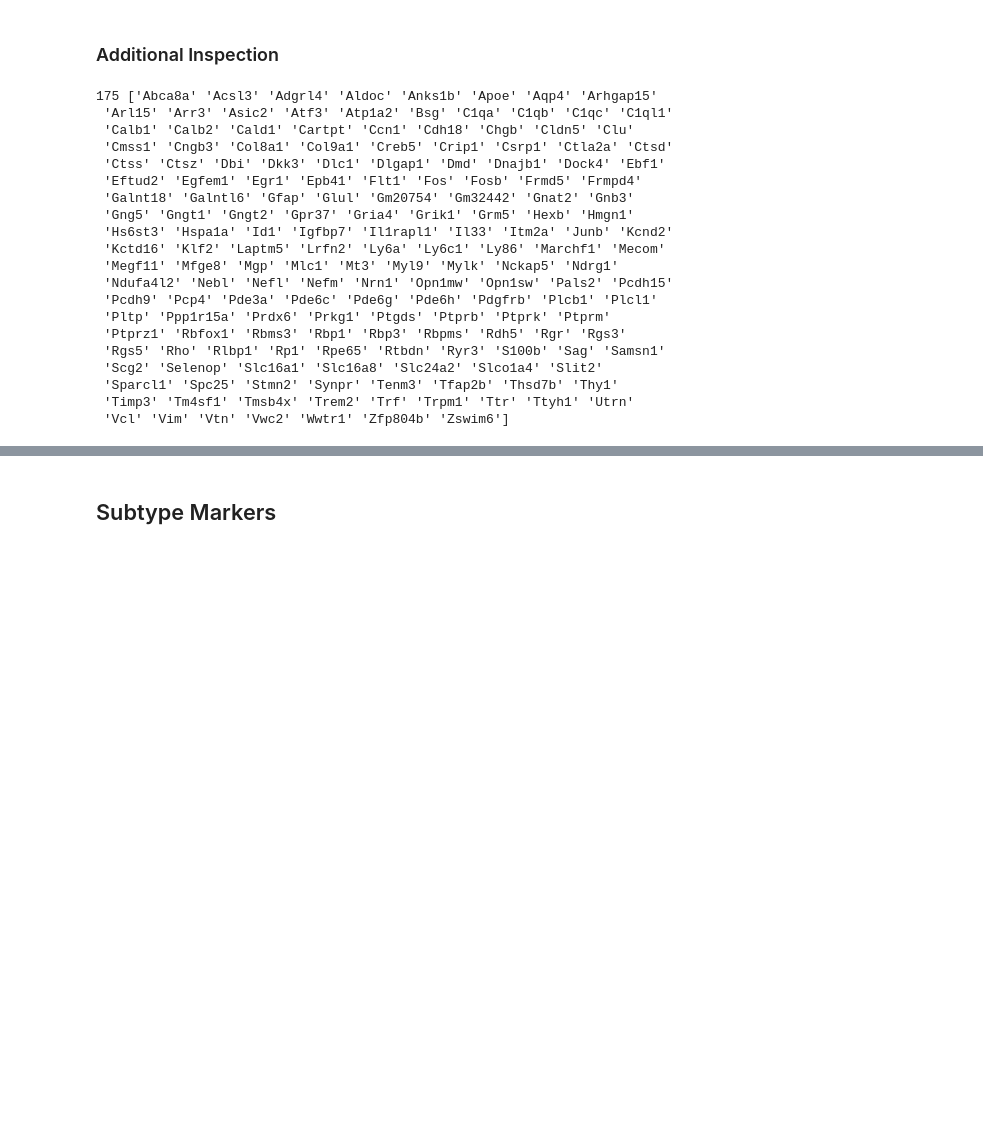
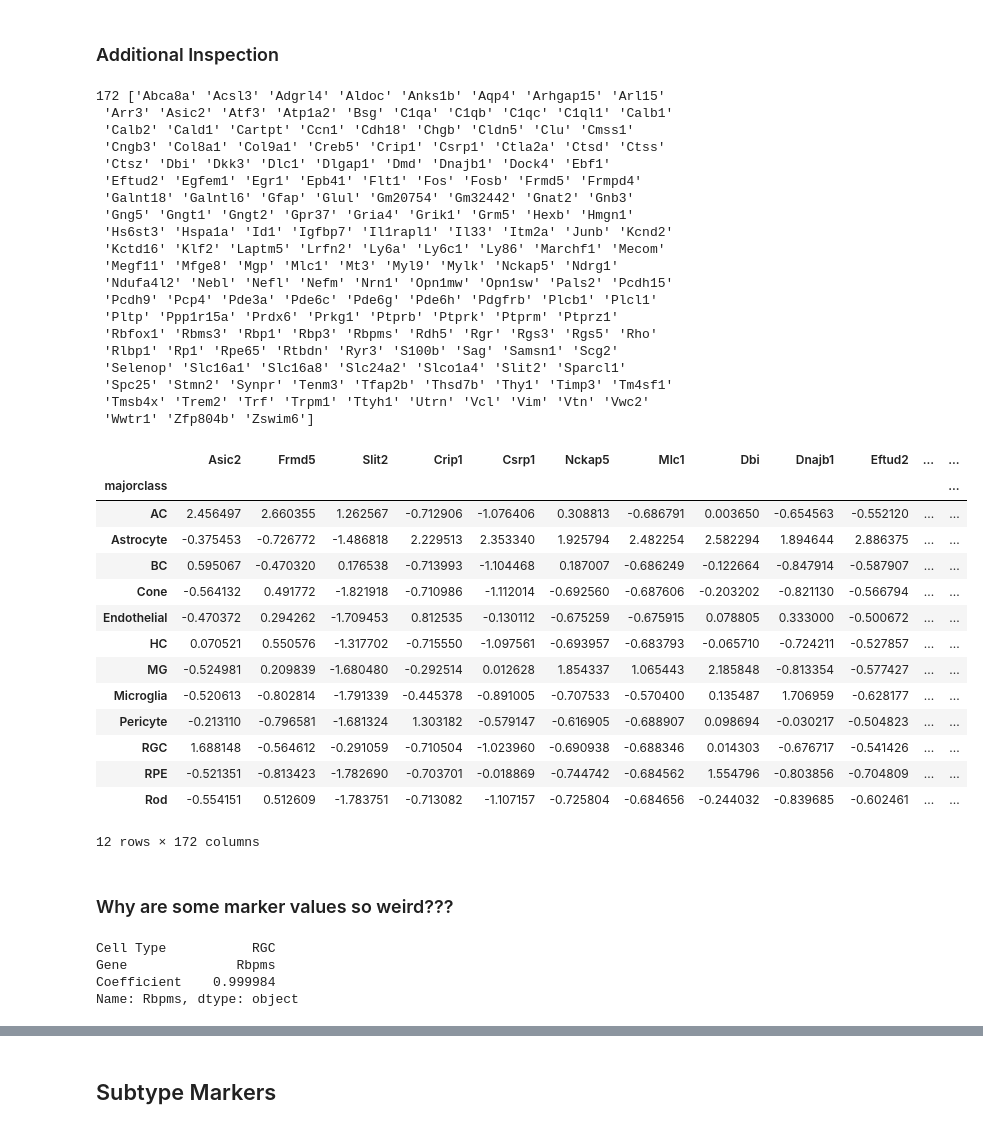
Before and after one commit to yuyanchenglab/CAMR2024, a Jupyter notebook: Get_Expression.ipynb, the cells around one changed output, grey strips where cells are left out. Drawn from its saved outputs; the diff is of its cells as text; code cells hidden in the pictures; blank space fills up the shorter version.

```diff
--- a/Get_Expression.ipynb
+++ b/Get_Expression.ipynb
@@ -67,4 +58 @@ top_features_log_reg_pos
-# %%
-where_genes = adata.var["feature_name"].astype(str).isin(top_features_log_reg_pos["Gene"])
-gene_names = adata.var["feature_name"].astype(str)[where_genes]
 # %%
@@ -236,29 +214,26 @@ feature_expression_pd_mean.to_csv('spreadsheets/normalized_majorclass_mean_expre
 # %% [markdown]
 ### Additional Inspection
 # %%
-long_enough = adata.var['feature_name'][adata.var["feature_length"].astype(int) >= 960] # It's a conservative filter
-
-count_lowcluster = 4
-count_highcluster = 100
+# count_lowcluster = 4
+# count_highcluster = 100
 
 features = raw_feature_expression_pd_mean.columns
-#too_broad_genes = features[(raw_feature_expression_pd_mean >= count_highnoncluster).sum(axis=0) > 1]
 detectable_genes = features[(raw_feature_expression_pd_mean >= count_lowcluster).sum(axis=0) >= 1]
-#optical_crowding_genes = features[(raw_feature_expression_pd_mean >= count_highcluster).sum() > 0]
+optical_crowding_genes = features[(raw_feature_expression_pd_mean >= count_highcluster).sum() > 0]
 
-#poor_markers = np.union1d(optical_crowding_genes, too_broad_genes)
-# expression_candidates = np.setdiff1d(detectable_genes, optical_crowding_genes)
-# print(len(expression_candidates), expression_candidates)
+detectable_range_genes = np.setdiff1d(detectable_genes, optical_crowding_genes)
 
-candidates = np.intersect1d(long_enough, detectable_genes)
+long_enough = adata.var['feature_name'][adata.var["feature_length"].astype(int) >= 960] # It's a conservative filter
+candidates = np.intersect1d(long_enough, detectable_range_genes)
+
 final_candidates = np.intersect1d(top_features_log_reg_pos.Gene.tolist(), candidates)
-print(len(final_candidates), final_candidates)
+print(len(final_candidates), final_candidates) # 172 if we remove some of the intricacies
 # %% [output]
-175 ['Abca8a' 'Acsl3' 'Adgrl4' 'Aldoc' 'Anks1b' 'Apoe' 'Aqp4' 'Arhgap15'
- 'Arl15' 'Arr3' 'Asic2' 'Atf3' 'Atp1a2' 'Bsg' 'C1qa' 'C1qb' 'C1qc' 'C1ql1'
- 'Calb1' 'Calb2' 'Cald1' 'Cartpt' 'Ccn1' 'Cdh18' 'Chgb' 'Cldn5' 'Clu'
- 'Cmss1' 'Cngb3' 'Col8a1' 'Col9a1' 'Creb5' 'Crip1' 'Csrp1' 'Ctla2a' 'Ctsd'
- 'Ctss' 'Ctsz' 'Dbi' 'Dkk3' 'Dlc1' 'Dlgap1' 'Dmd' 'Dnajb1' 'Dock4' 'Ebf1'
+172 ['Abca8a' 'Acsl3' 'Adgrl4' 'Aldoc' 'Anks1b' 'Aqp4' 'Arhgap15' 'Arl15'
+ 'Arr3' 'Asic2' 'Atf3' 'Atp1a2' 'Bsg' 'C1qa' 'C1qb' 'C1qc' 'C1ql1' 'Calb1'
+ 'Calb2' 'Cald1' 'Cartpt' 'Ccn1' 'Cdh18' 'Chgb' 'Cldn5' 'Clu' 'Cmss1'
+ 'Cngb3' 'Col8a1' 'Col9a1' 'Creb5' 'Crip1' 'Csrp1' 'Ctla2a' 'Ctsd' 'Ctss'
+ 'Ctsz' 'Dbi' 'Dkk3' 'Dlc1' 'Dlgap1' 'Dmd' 'Dnajb1' 'Dock4' 'Ebf1'
  'Eftud2' 'Egfem1' 'Egr1' 'Epb41' 'Flt1' 'Fos' 'Fosb' 'Frmd5' 'Frmpd4'
  'Galnt18' 'Galntl6' 'Gfap' 'Glul' 'Gm20754' 'Gm32442' 'Gnat2' 'Gnb3'
  'Gng5' 'Gngt1' 'Gngt2' 'Gpr37' 'Gria4' 'Grik1' 'Grm5' 'Hexb' 'Hmgn1'
@@ -267,15 +242,33 @@ print(len(final_candidates), final_candidates)
  'Megf11' 'Mfge8' 'Mgp' 'Mlc1' 'Mt3' 'Myl9' 'Mylk' 'Nckap5' 'Ndrg1'
  'Ndufa4l2' 'Nebl' 'Nefl' 'Nefm' 'Nrn1' 'Opn1mw' 'Opn1sw' 'Pals2' 'Pcdh15'
  'Pcdh9' 'Pcp4' 'Pde3a' 'Pde6c' 'Pde6g' 'Pde6h' 'Pdgfrb' 'Plcb1' 'Plcl1'
- 'Pltp' 'Ppp1r15a' 'Prdx6' 'Prkg1' 'Ptgds' 'Ptprb' 'Ptprk' 'Ptprm'
- 'Ptprz1' 'Rbfox1' 'Rbms3' 'Rbp1' 'Rbp3' 'Rbpms' 'Rdh5' 'Rgr' 'Rgs3'
- 'Rgs5' 'Rho' 'Rlbp1' 'Rp1' 'Rpe65' 'Rtbdn' 'Ryr3' 'S100b' 'Sag' 'Samsn1'
- 'Scg2' 'Selenop' 'Slc16a1' 'Slc16a8' 'Slc24a2' 'Slco1a4' 'Slit2'
- 'Sparcl1' 'Spc25' 'Stmn2' 'Synpr' 'Tenm3' 'Tfap2b' 'Thsd7b' 'Thy1'
- 'Timp3' 'Tm4sf1' 'Tmsb4x' 'Trem2' 'Trf' 'Trpm1' 'Ttr' 'Ttyh1' 'Utrn'
- 'Vcl' 'Vim' 'Vtn' 'Vwc2' 'Wwtr1' 'Zfp804b' 'Zswim6']
+ 'Pltp' 'Ppp1r15a' 'Prdx6' 'Prkg1' 'Ptprb' 'Ptprk' 'Ptprm' 'Ptprz1'
+ 'Rbfox1' 'Rbms3' 'Rbp1' 'Rbp3' 'Rbpms' 'Rdh5' 'Rgr' 'Rgs3' 'Rgs5' 'Rho'
+ 'Rlbp1' 'Rp1' 'Rpe65' 'Rtbdn' 'Ryr3' 'S100b' 'Sag' 'Samsn1' 'Scg2'
+ 'Selenop' 'Slc16a1' 'Slc16a8' 'Slc24a2' 'Slco1a4' 'Slit2' 'Sparcl1'
+ 'Spc25' 'Stmn2' 'Synpr' 'Tenm3' 'Tfap2b' 'Thsd7b' 'Thy1' 'Timp3' 'Tm4sf1'
+ 'Tmsb4x' 'Trem2' 'Trf' 'Trpm1' 'Ttyh1' 'Utrn' 'Vcl' 'Vim' 'Vtn' 'Vwc2'
+ 'Wwtr1' 'Zfp804b' 'Zswim6']
 # %%
-feature_expression_pd = pd.DataFrame(adata.X[:, adata.var["feature_name"].isin(final_candidates)].toarray(), columns=adata.var["feature_name"][adata.var["feature_name"].isin(final_candidates)])
-feature_expression_pd["majorclass"] = adata.obs["majorclass"].tolist()
-heatmap_subset = feature_expression_pd.groupby("majorclass").agg("mean")
+final_candidates_ordered = feature_expression_pd_mean[final_candidates].idxmax().sort_values().index
+heatmap_subset = feature_expression_pd_mean[final_candidates_ordered]
 heatmap_values = (heatmap_subset - heatmap_subset.mean(axis=None)) / heatmap_subset.std(axis=None)
+heatmap_values
+# %% [output]
+|  | Asic2 | Frmd5 | Slit2 | Crip1 | Csrp1 | Nckap5 | Mlc1 | Dbi | Dnajb1 | Eftud2 | ... | ... |
+| majorclass |  |  |  |  |  |  |  |  |  |  |  | ... |
+| AC | 2.456497 | 2.660355 | 1.262567 | -0.712906 | -1.076406 | 0.308813 | -0.686791 | 0.003650 | -0.654563 | -0.552120 | ... | ... |
+| Astrocyte | -0.375453 | -0.726772 | -1.486818 | 2.229513 | 2.353340 | 1.925794 | 2.482254 | 2.582294 | 1.894644 | 2.886375 | ... | ... |
+| BC | 0.595067 | -0.470320 | 0.176538 | -0.713993 | -1.104468 | 0.187007 | -0.686249 | -0.122664 | -0.847914 | -0.587907 | ... | ... |
+| Cone | -0.564132 | 0.491772 | -1.821918 | -0.710986 | -1.112014 | -0.692560 | -0.687606 | -0.203202 | -0.821130 | -0.566794 | ... | ... |
+| Endothelial | -0.470372 | 0.294262 | -1.709453 | 0.812535 | -0.130112 | -0.675259 | -0.675915 | 0.078805 | 0.333000 | -0.500672 | ... | ... |
+| HC | 0.070521 | 0.550576 | -1.317702 | -0.715550 | -1.097561 | -0.693957 | -0.683793 | -0.065710 | -0.724211 | -0.527857 | ... | ... |
+| MG | -0.524981 | 0.209839 | -1.680480 | -0.292514 | 0.012628 | 1.854337 | 1.065443 | 2.185848 | -0.813354 | -0.577427 | ... | ... |
+| Microglia | -0.520613 | -0.802814 | -1.791339 | -0.445378 | -0.891005 | -0.707533 | -0.570400 | 0.135487 | 1.706959 | -0.628177 | ... | ... |
+| Pericyte | -0.213110 | -0.796581 | -1.681324 | 1.303182 | -0.579147 | -0.616905 | -0.688907 | 0.098694 | -0.030217 | -0.504823 | ... | ... |
+| RGC | 1.688148 | -0.564612 | -0.291059 | -0.710504 | -1.023960 | -0.690938 | -0.688346 | 0.014303 | -0.676717 | -0.541426 | ... | ... |
+| RPE | -0.521351 | -0.813423 | -1.782690 | -0.703701 | -0.018869 | -0.744742 | -0.684562 | 1.554796 | -0.803856 | -0.704809 | ... | ... |
+| Rod | -0.554151 | 0.512609 | -1.783751 | -0.713082 | -1.107157 | -0.725804 | -0.684656 | -0.244032 | -0.839685 | -0.602461 | ... | ... |
+12 rows × 172 columns
+# %% [markdown]
+### Why are some marker values so weird???
@@ -281,0 +277,8 @@ heatmap_values = (heatmap_subset - heatmap_subset.mean(axis=None)) / heatmap_sub
+# %%
+# logistic regression coefficient is top 20 in one classes
+top_features_log_reg_pos.loc[gene_of_interest]
+# %% [output]
+Cell Type           RGC
+Gene              Rbpms
+Coefficient    0.999984
+Name: Rbpms, dtype: object
```
Also changed, not shown: parts of 36 cells of this notebook, 9 other files.
